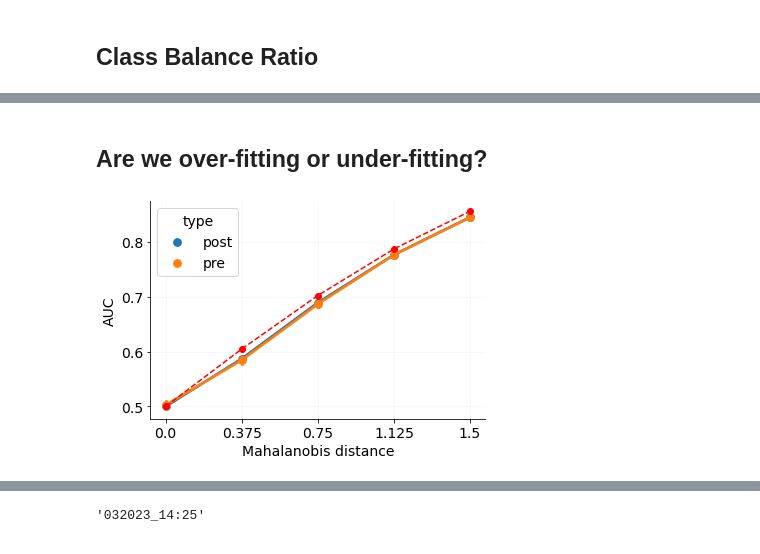
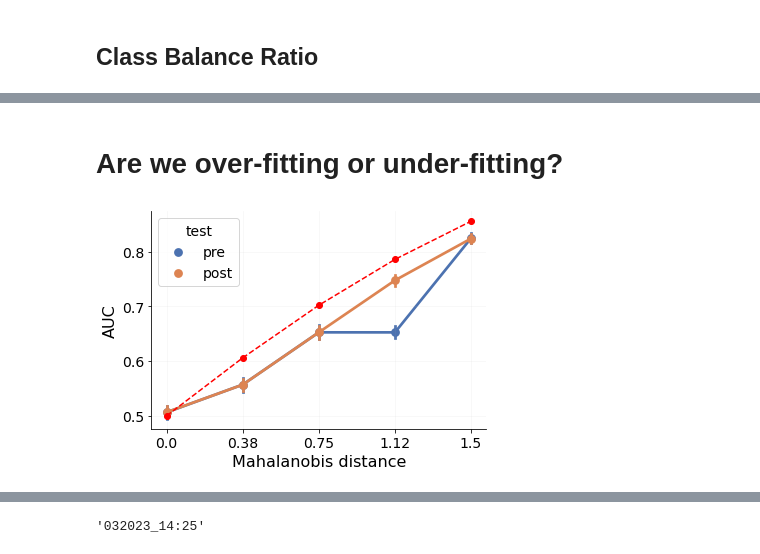
Before and after one commit to jrudoler/permutation-tests, a Jupyter notebook: data_viz.ipynb, the cells around one changed output, grey strips where cells are left out. Drawn from its saved outputs; the diff is of its cells as text; code cells hidden in the pictures.

```diff
--- a/data_viz.ipynb
+++ b/data_viz.ipynb
@@ -8,6 +8,7 @@ plt.rcParams["axes.spines.right"]=False
 plt.rcParams["axes.spines.top"]=False
 plt.rcParams["axes.grid"] = True
 plt.rcParams["grid.alpha"] = 0.1
+plt.rcParams["axes.labelsize"] = 16
 
 import seaborn as sns
 sns.set_palette("deep")
@@ -31,7 +32,7 @@ array([0.   , 0.375, 0.75 , 1.125, 1.5  , 1.875])
 # %%
-fig, ax = plt.subplots(2, 3, figsize=(8, 6), sharey=True, sharex=True)
+fig, ax = plt.subplots(1, 3, figsize=(8, 3), sharey=True, sharex=True)
 ax = ax.ravel()
-for i, m in enumerate(np.linspace(0., 1.875, 6)):
+for i, m in enumerate(np.linspace(0., 1.875, 6)[::2]):
     X, y = random_data_gen(n_samples=200, n_feats=2, maha=m)
     ax[i].scatter(X[y, 0], X[y, 1], alpha=.6)
     ax[i].scatter(X[~y, 0], X[~y, 1], alpha=.6)
@@ -163,15 +208,15 @@ plt.savefig("figures/ratio-power.pdf", bbox_inches='tight')
 # %% [markdown]
-## Are we over-fitting or under-fitting?
+# Are we over-fitting or under-fitting?
 # %%
-maha = pd.concat([maha_post, maha_pre])
-expected_auc = auc_from_maha(np.unique(maha["param"]))
+maha = samplesize.query("param==100")
+expected_auc = auc_from_maha(np.unique(maha["d"]))
 # %%
-ax = sns.pointplot(data=maha, x="param", y="score", hue='type', label="Actual AUC")
+ax = sns.pointplot(data=maha, x="d", y="score", hue='test', label="Actual AUC")
 ax.plot(expected_auc, color='red', ls='--', marker='o', label = "Expected AUC")
 ax.set_xlabel("Mahalanobis distance")
 ax.set_ylabel("AUC")
 plt.grid(True, alpha=0.1)
 # plt.legend()
 # sns.pointplot(data=null_scores, x="param", y="mean")
 # %% [output]
-[figure, old version]
+[figure, new version]
```
Also changed, not shown: parts of 21 cells of this notebook, 14 other files.
